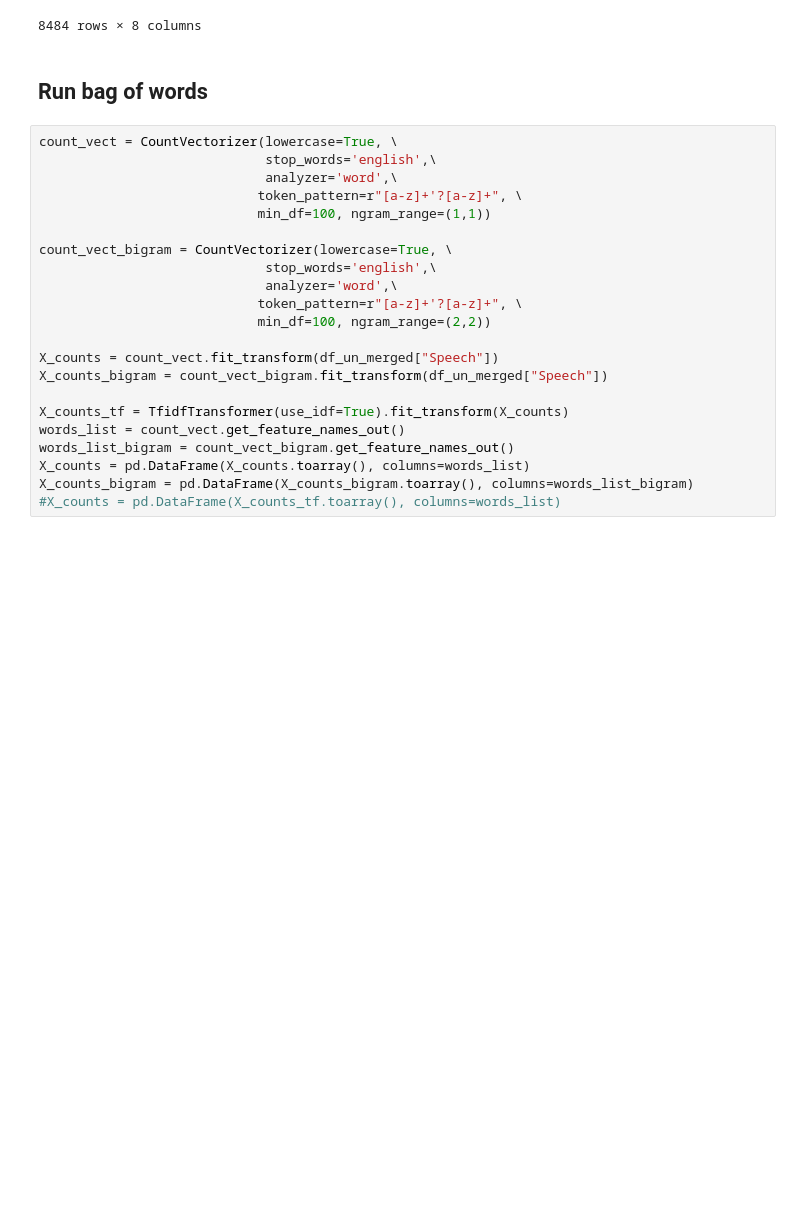
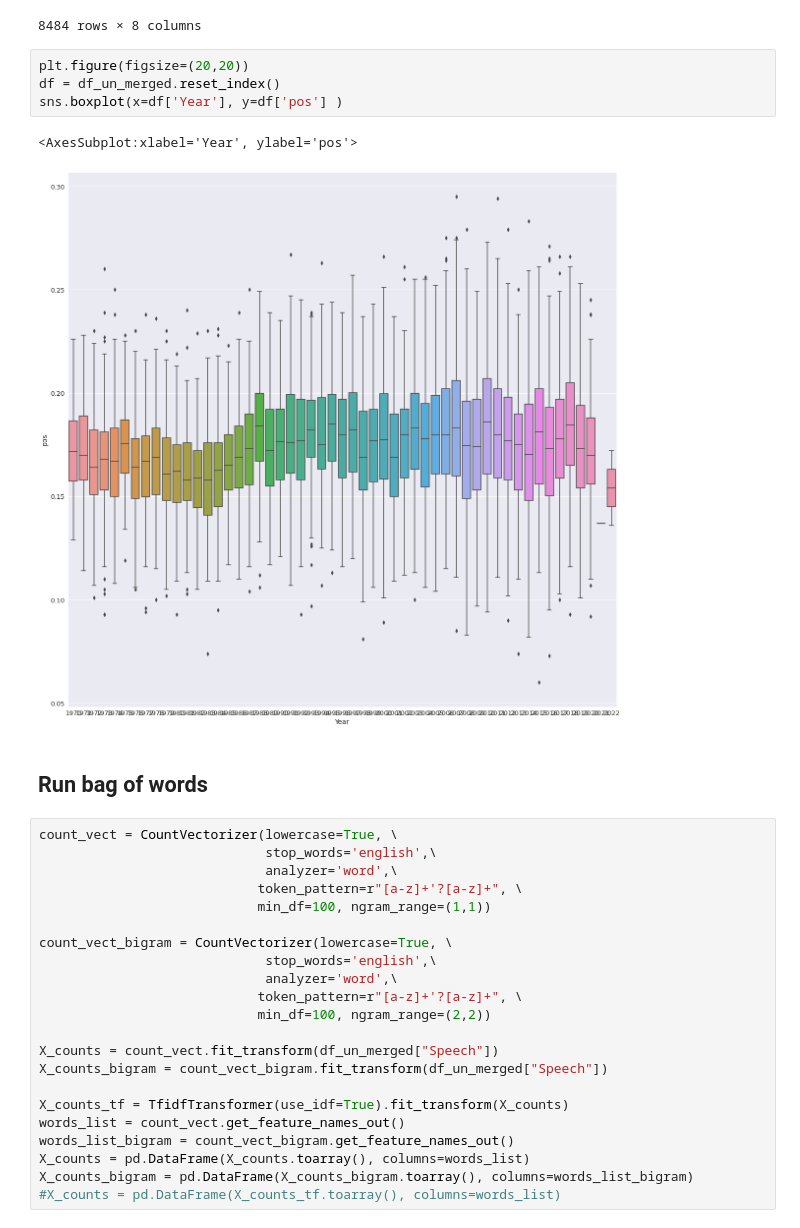
Before and after one commit to wolfbrr/FDS-2022, a Jupyter notebook: assignment-1/assignment-1.ipynb, the cells around one changed output. Saved outputs shown, nothing was run; the diff lists cells and outputs as text; blank space fills up the shorter version.

```diff
--- a/assignment-1/assignment-1.ipynb
+++ b/assignment-1/assignment-1.ipynb
@@ -85,6 +86,13 @@ display(df_un_merged)
 | 2022 | RUS | 77 | seventy-seventh session,\n \n12th... | Russian Federation | Europe | 0.128 | 0.736 | 0.136 | 0.9417 |
 |  | UKR | 77 | statement\nby president of ukrain... | Ukraine | Europe | 0.167 | 0.661 | 0.172 | -0.9366 |
 8484 rows × 8 columns
+# %%
+plt.figure(figsize=(20,20))
+df = df_un_merged.reset_index()
+sns.boxplot(x=df['Year'], y=df['pos'] )
+# %% [output]
+<AxesSubplot:xlabel='Year', ylabel='pos'>
+[figure, added]
 # %% [markdown]
 ## Run bag of words
 # %%
```
Also changed, not shown: parts of 28 cells of this notebook, 1 other file.
